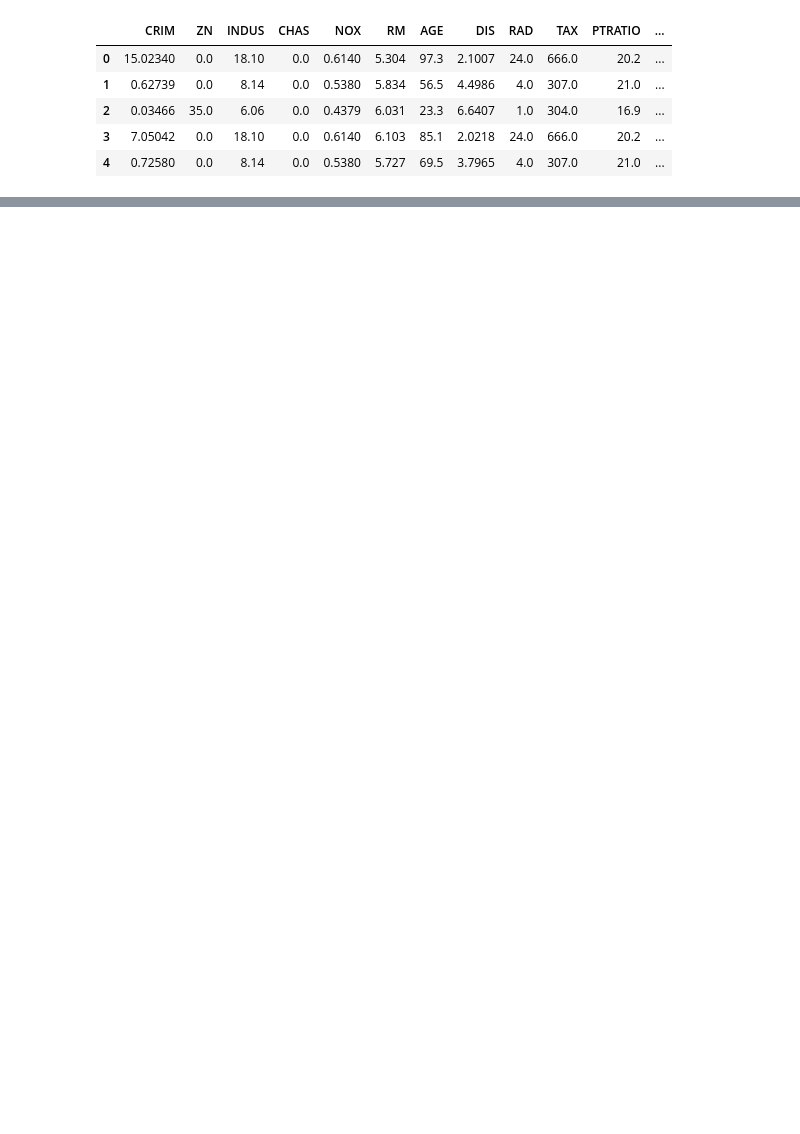
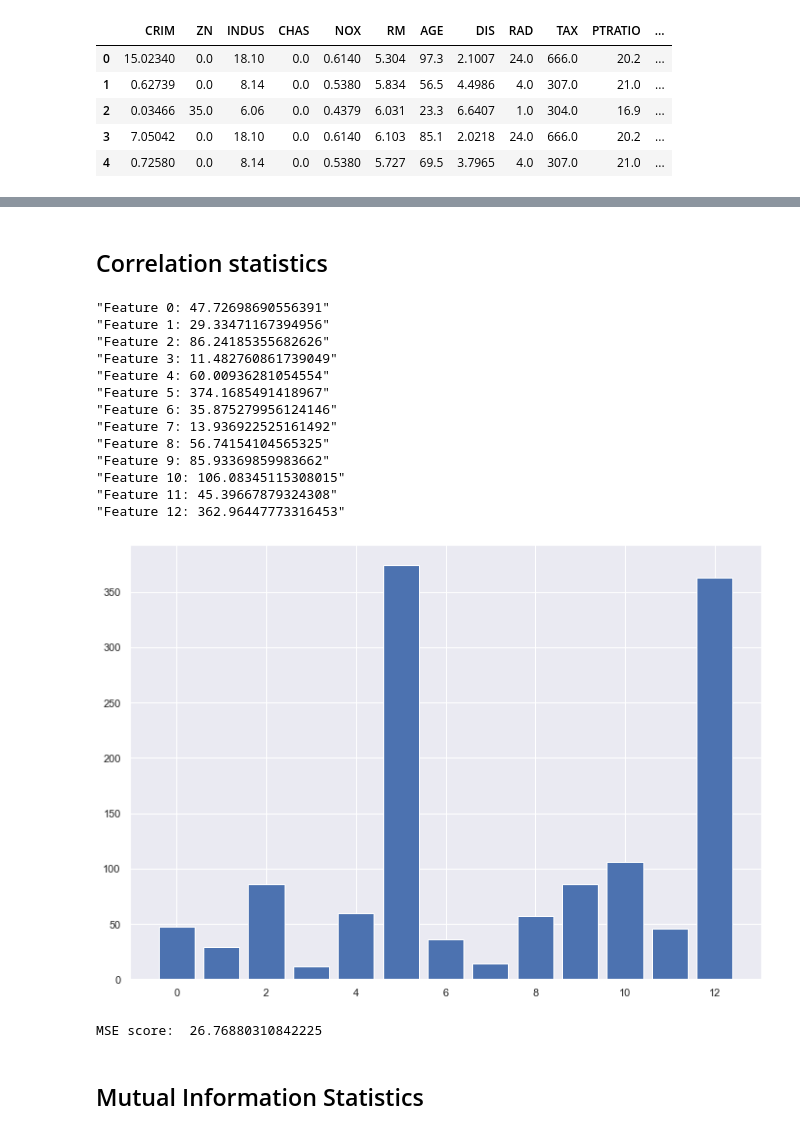
Before and after one commit to samip-thakkar/dphi-datascince-projects, a Jupyter notebook: Boston House/house_price_prediction.ipynb, the cells around one changed output, grey strips where cells are left out. Saved outputs shown, nothing was run; the diff lists cells and outputs as text; code cells hidden in the pictures; blank space fills up the shorter version.

Commit message:
Added feature selection methods

```diff
--- a/Boston House/house_price_prediction.ipynb
+++ b/Boston House/house_price_prediction.ipynb
@@ -14,3 +14,7 @@ boston_data.head()
 | 2 | 0.03466 | 35.0 | 6.06 | 0.0 | 0.4379 | 6.031 | 23.3 | 6.6407 | 1.0 | 304.0 | 16.9 | ... |
 | 3 | 7.05042 | 0.0 | 18.10 | 0.0 | 0.6140 | 6.103 | 85.1 | 2.0218 | 24.0 | 666.0 | 20.2 | ... |
 | 4 | 0.72580 | 0.0 | 8.14 | 0.0 | 0.5380 | 5.727 | 69.5 | 3.7965 | 4.0 | 307.0 | 21.0 | ... |
+# %%
+#Separate the features and target label
+features = boston_data.iloc[:, :-1]
+med_val = boston_data['MEDV'].values
@@ -16,0 +44,6 @@ boston_data.head()
+# %%
+#Separate the data for training and validation
+from sklearn.model_selection import train_test_split
+X_train, X_val, y_train, y_val = train_test_split(features, med_val, train_size = 0.8, random_state = 42)
+print(X_train.shape)
+print(X_val.shape)
@@ -16,0 +115,57 @@ boston_data.head()
+# %% [markdown]
+## Correlation statistics
+# %%
+#Import the libraries
+from sklearn.feature_selection import SelectKBest
+from sklearn.feature_selection import f_regression
+
+
+#Define a function to get the features
+def feature_selection_corr(X_train, y_train, X_test):
+
+    #We tried giving all features, lets try with 7 features
+    fs = SelectKBest(score_func = f_regression, k = 7)
+    fs.fit(X_train, y_train)
+    X_train_fs = fs.transform(X_train)
+    X_test_fs = fs.transform(X_test)
+    return X_train_fs, X_test_fs, fs
+# %%
+#Split the data in training, validation
+X_train, X_val, y_train, y_test = train_test_split(features, med_val, train_size = 0.8, random_state = 42)
+
+#Perform feature selection
+X_train_fs, X_val_fs, fs = feature_selection_corr(X_train, y_train, X_val)
+
+#Print the importance score of features
+for i in range(len(fs.scores_)):
+    print(f'"Feature {i}: {fs.scores_[i]}"')
+
+#Plot the scores
+plt.bar([i for i in range(len(fs.scores_))], fs.scores_)
+plt.show()
+# %% [output]
+"Feature 0: 47.72698690556391"
+"Feature 1: 29.33471167394956"
+"Feature 2: 86.24185355682626"
+"Feature 3: 11.482760861739049"
+"Feature 4: 60.00936281054554"
+"Feature 5: 374.1685491418967"
+"Feature 6: 35.875279956124146"
+"Feature 7: 13.936922525161492"
+"Feature 8: 56.74154104565325"
+"Feature 9: 85.93369859983662"
+"Feature 10: 106.08345115308015"
+"Feature 11: 45.39667879324308"
+"Feature 12: 362.96447773316453"
+[figure, added]
+# %%
+#Model using correlation features
+lr = LinearRegression()
+model = lr.fit(X_train_fs, y_train)
+y_pred = model.predict(X_val_fs)
+mse_score = mean_squared_error(y_pred, y_val)
+print("MSE score: ", mse_score)
+# %% [output]
+MSE score:  26.76880310842225
+# %% [markdown]
+## Mutual Information Statistics
```
Also changed, not shown: parts of 23 cells of this notebook, 1 other file.
